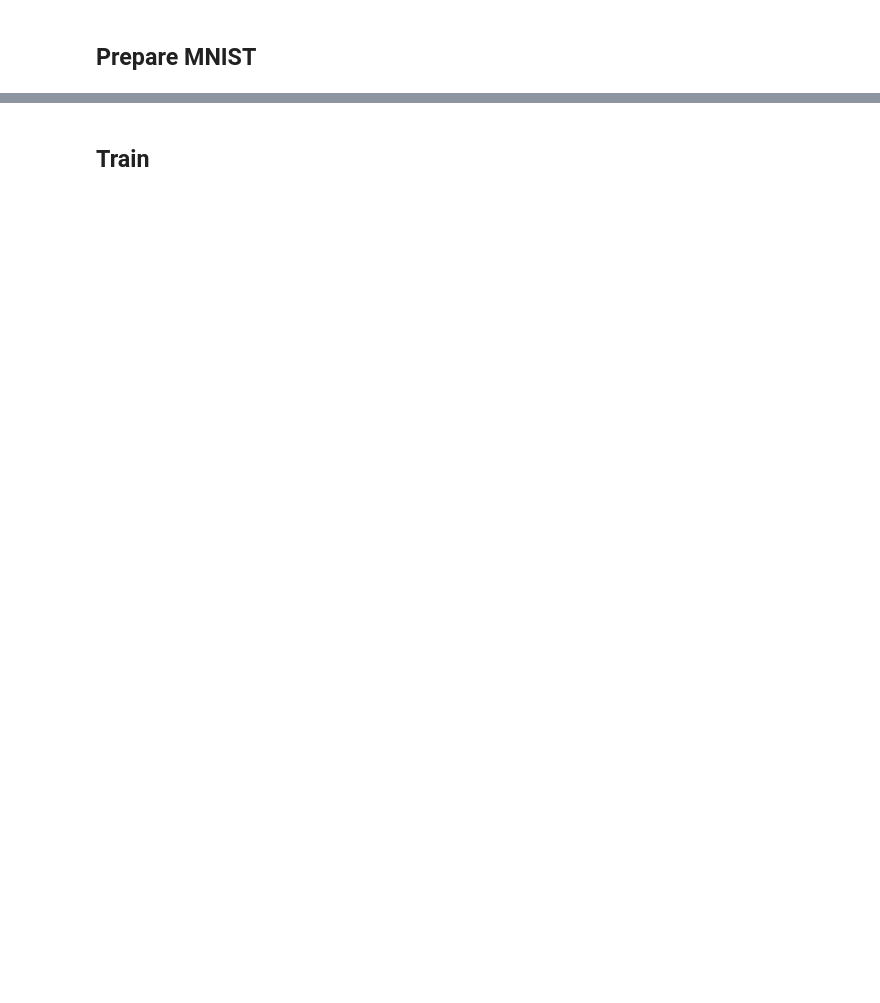
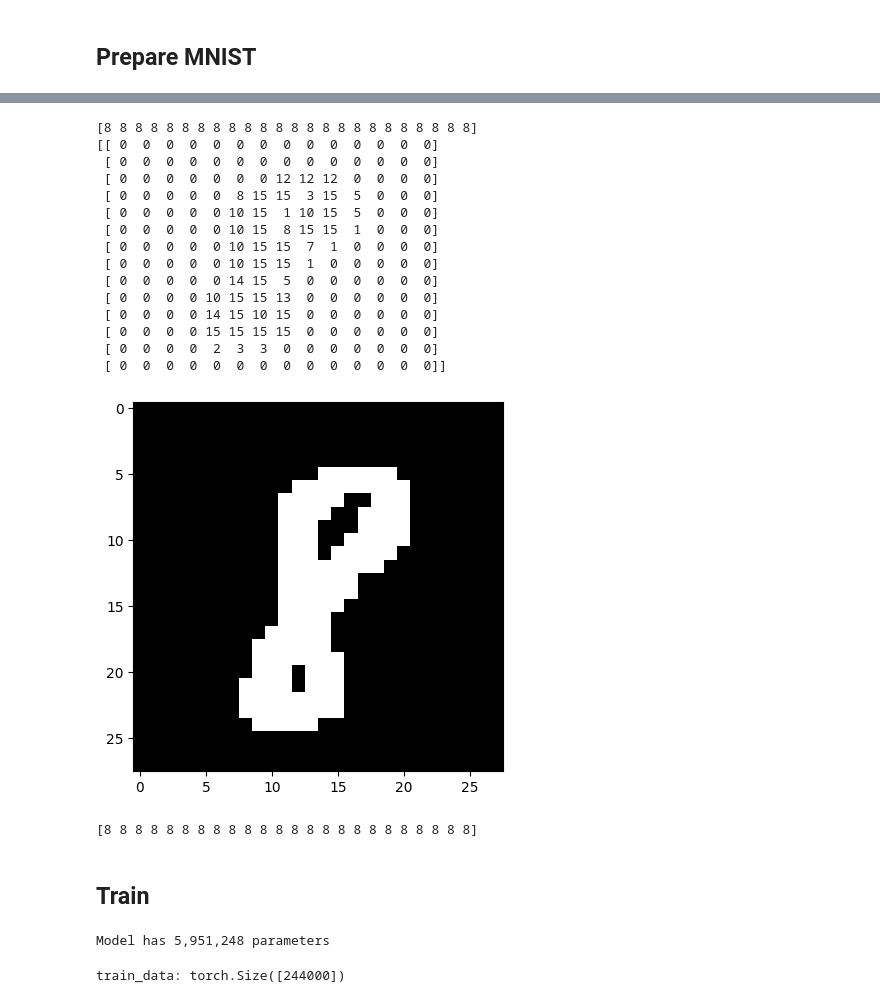
Before and after one commit to ethan-w-roland/AUNN, a Jupyter notebook: MNIST_experiment.ipynb, the cells around one changed output, grey strips where cells are left out. Saved outputs shown, nothing was run; the diff lists cells and outputs as text; code cells hidden in the pictures; blank space fills up the shorter version.

```diff
--- a/MNIST_experiment.ipynb
+++ b/MNIST_experiment.ipynb
@@ -371,23 +292,41 @@ print(f"Example length: {ex_len}, Image length: {img_len}, Label length: {lbl_le
 # %%
 ex_num = 100
 offset = ex_num * ex_len
 
 #get label bytes
 lbl_1 = train_data[offset:offset+lbl_len]
 offset += lbl_len
 print(lbl_1)
 
 #get image bytes
 img = train_data[offset:offset+img_len]
+print(img.reshape(14, 14))
 offset += img_len
-img = img.reshape(28, 28)
-# img = byte_decompress_img(img)
+img = decode_patches(img, 2)
 plt.imshow(img, cmap='gray')
 plt.show()
 
 #get label bytes
 lbl_2 = train_data[offset:offset+lbl_len]
 print(lbl_2)
+# %% [output]
+[8 8 8 8 8 8 8 8 8 8 8 8 8 8 8 8 8 8 8 8 8 8 8 8]
+[[ 0  0  0  0  0  0  0  0  0  0  0  0  0  0]
+ [ 0  0  0  0  0  0  0  0  0  0  0  0  0  0]
+ [ 0  0  0  0  0  0  0 12 12 12  0  0  0  0]
+ [ 0  0  0  0  0  8 15 15  3 15  5  0  0  0]
+ [ 0  0  0  0  0 10 15  1 10 15  5  0  0  0]
+ [ 0  0  0  0  0 10 15  8 15 15  1  0  0  0]
+ [ 0  0  0  0  0 10 15 15  7  1  0  0  0  0]
+ [ 0  0  0  0  0 10 15 15  1  0  0  0  0  0]
+ [ 0  0  0  0  0 14 15  5  0  0  0  0  0  0]
+ [ 0  0  0  0 10 15 15 13  0  0  0  0  0  0]
+ [ 0  0  0  0 14 15 10 15  0  0  0  0  0  0]
+ [ 0  0  0  0 15 15 15 15  0  0  0  0  0  0]
+ [ 0  0  0  0  2  3  3  0  0  0  0  0  0  0]
+ [ 0  0  0  0  0  0  0  0  0  0  0  0  0  0]]
+[figure, added]
+[8 8 8 8 8 8 8 8 8 8 8 8 8 8 8 8 8 8 8 8 8 8 8 8]
 # %% [markdown]
 ## Train
 # %%
@@ -405,10 +343,11 @@ num_epochs = 50000
 
 model = AUNNModel(
     embedding_dim=embedd_dim,
-    id_dim=id_dim,
     output_dim=output_dim,
     num_layers=num_layers,
     hidden_dim=hidden_dim).to(device)
 print(f"Model has {model.count_params():,} parameters")
+# %% [output]
+Model has 5,951,248 parameters
 # %%
 criterion = nn.CrossEntropyLoss()
@@ -416,11 +355,13 @@ lr = 1e-3
 optimizer = optim.AdamW(model.parameters(), lr=lr)
 # %%
 #DEBUG
-num_ex = len(train_labels)
-# num_ex = 2000
+# num_ex = len(train_labels)
+num_ex = 1000
 train_data = train_data[:num_ex*ex_len]
-train_data = torch.tensor(train_data, dtype=torch.uint8).to(device)
+train_data = torch.tensor(train_data, dtype=torch.long).to(device)
 print(f"train_data: {train_data.shape}")
+# %% [output]
+train_data: torch.Size([244000])
 # %%
 losses = []
 accuracies = []
```
Also changed, not shown: parts of 16 cells of this notebook, 3 other files.
